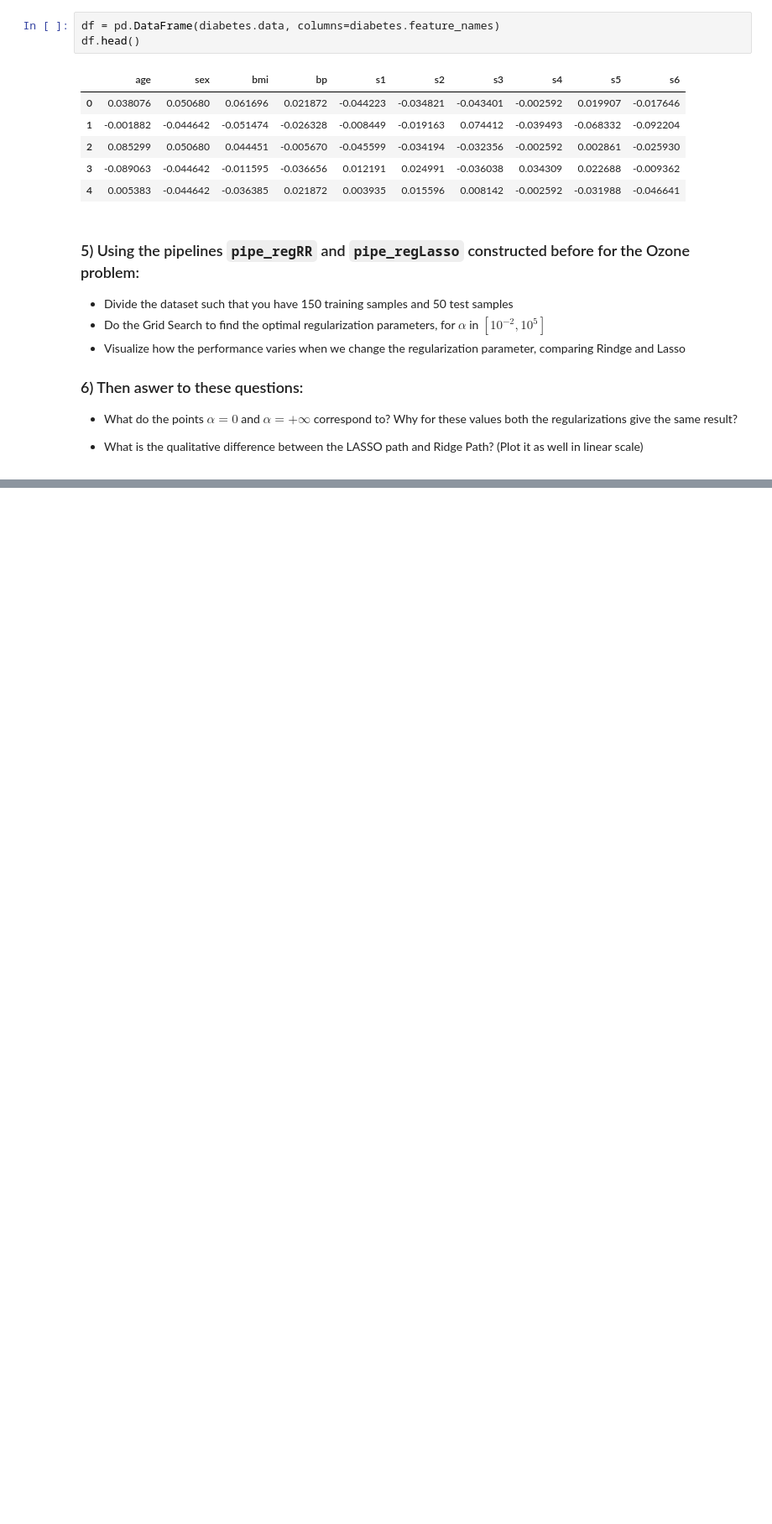
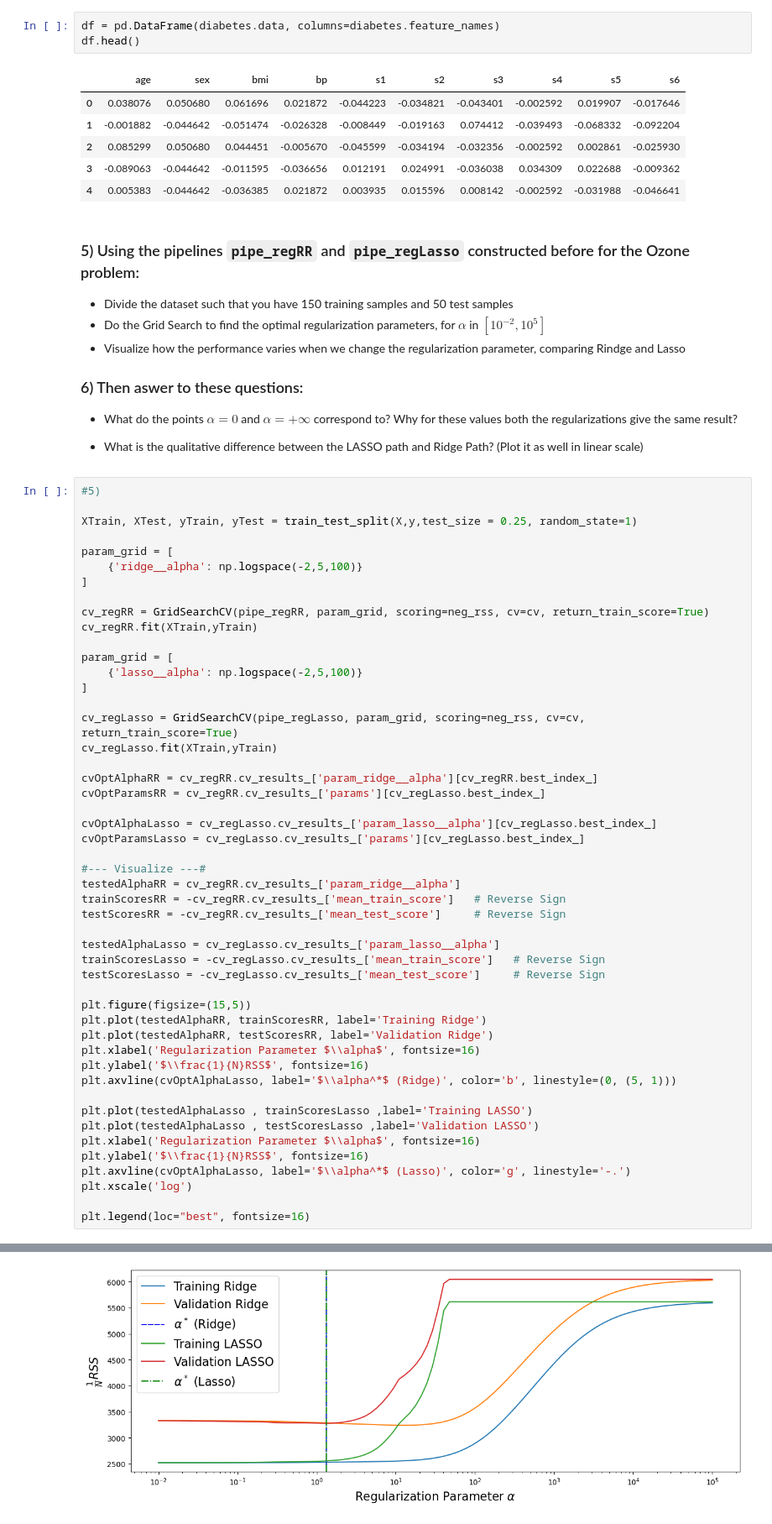
Before and after one commit to yassinuaimee/FundamentalLearningEPFL, a Jupyter notebook: TP6/[exercise]ols-ridge-lasso.ipynb, the cells around one changed output, grey strips where cells are left out. Shown at 84% size. Saved outputs shown, nothing was run; the diff lists cells and outputs as text; blank space fills up the shorter version.

```diff
--- a/TP6/[exercise]ols-ridge-lasso.ipynb
+++ b/TP6/[exercise]ols-ridge-lasso.ipynb
@@ -314,3 +421,53 @@ df.head()
 - What do the points $\alpha=0$  and  $\alpha = +\infty$  correspond to? Why for these values both the regularizations give the same result?
 
 - What is the qualitative difference between the LASSO path and Ridge Path? (Plot it as well in linear scale)
+# %%
+#5)
+
+XTrain, XTest, yTrain, yTest = train_test_split(X,y,test_size = 0.25, random_state=1)
+
+param_grid = [
+    {'ridge__alpha': np.logspace(-2,5,100)}
+]
+
+cv_regRR = GridSearchCV(pipe_regRR, param_grid, scoring=neg_rss, cv=cv, return_train_score=True)
+cv_regRR.fit(XTrain,yTrain)
+
+param_grid = [
+    {'lasso__alpha': np.logspace(-2,5,100)}
+]
+
+cv_regLasso = GridSearchCV(pipe_regLasso, param_grid, scoring=neg_rss, cv=cv, return_train_score=True)
+cv_regLasso.fit(XTrain,yTrain)
+
+cvOptAlphaRR = cv_regRR.cv_results_['param_ridge__alpha'][cv_regRR.best_index_]
+cvOptParamsRR = cv_regRR.cv_results_['params'][cv_regLasso.best_index_]
+
+cvOptAlphaLasso = cv_regLasso.cv_results_['param_lasso__alpha'][cv_regLasso.best_index_]
+cvOptParamsLasso = cv_regLasso.cv_results_['params'][cv_regLasso.best_index_]
+
+#--- Visualize ---#
+testedAlphaRR = cv_regRR.cv_results_['param_ridge__alpha']
+trainScoresRR = -cv_regRR.cv_results_['mean_train_score']   # Reverse Sign
+testScoresRR = -cv_regRR.cv_results_['mean_test_score']     # Reverse Sign
+
+testedAlphaLasso = cv_regLasso.cv_results_['param_lasso__alpha']
+trainScoresLasso = -cv_regLasso.cv_results_['mean_train_score']   # Reverse Sign
+testScoresLasso = -cv_regLasso.cv_results_['mean_test_score']     # Reverse Sign
+
+plt.figure(figsize=(15,5))
+plt.plot(testedAlphaRR, trainScoresRR, label='Training Ridge')
+plt.plot(testedAlphaRR, testScoresRR, label='Validation Ridge')
+plt.xlabel('Regularization Parameter $\\alpha$', fontsize=16)
+plt.ylabel('$\\frac{1}{N}RSS$', fontsize=16)
+plt.axvline(cvOptAlphaLasso, label='$\\alpha^*$ (Ridge)', color='b', linestyle=(0, (5, 1)))
+
+plt.plot(testedAlphaLasso , trainScoresLasso ,label='Training LASSO')
+plt.plot(testedAlphaLasso , testScoresLasso ,label='Validation LASSO')
+plt.xlabel('Regularization Parameter $\\alpha$', fontsize=16)
+plt.ylabel('$\\frac{1}{N}RSS$', fontsize=16)
+plt.axvline(cvOptAlphaLasso, label='$\\alpha^*$ (Lasso)', color='g', linestyle='-.')
+plt.xscale('log')
+
+plt.legend(loc="best", fontsize=16)
+# %% [output]
@@ -316,0 +475 @@ df.head()
+[figure, added]
```
Also changed, not shown: parts of 11 cells of this notebook, 2 other files.
